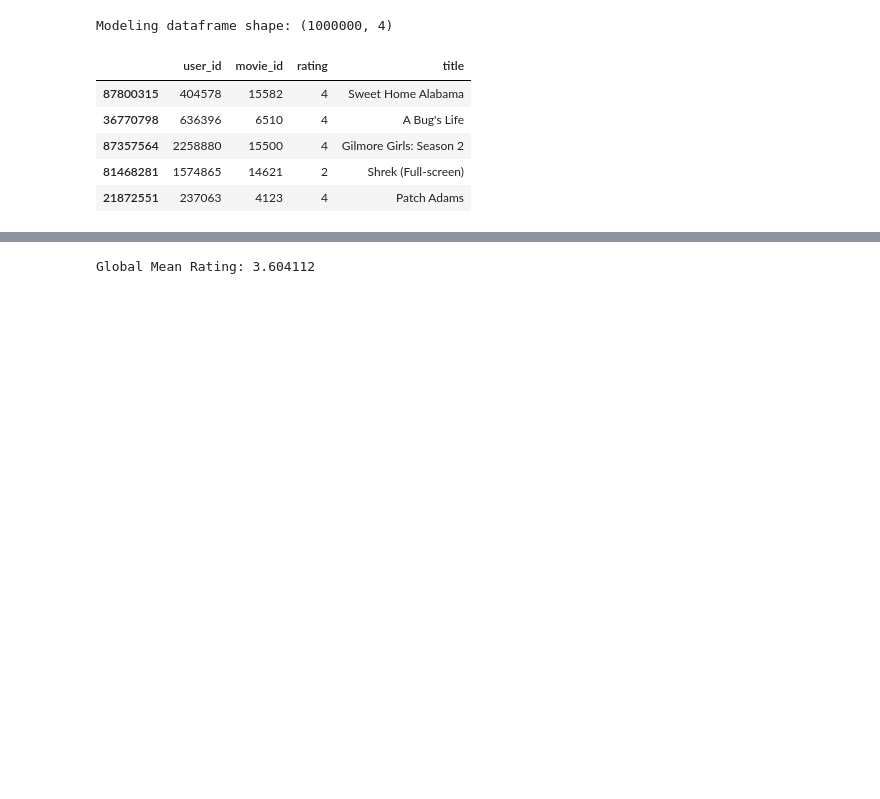
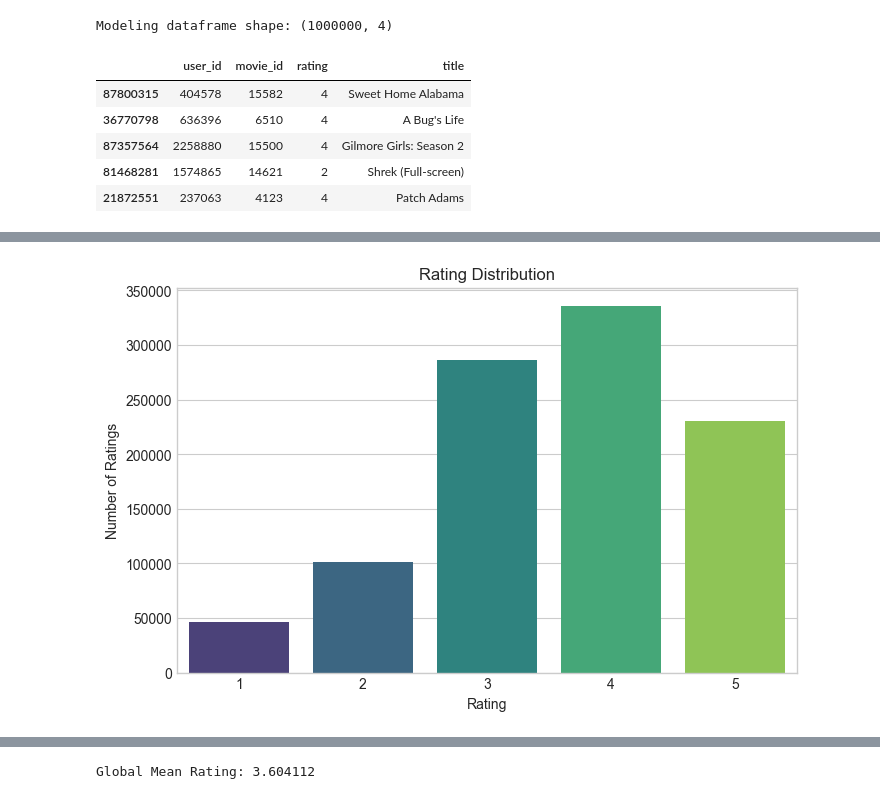
Before and after one commit to youssefhazem3-dot/Movie-recommendation-model, a Jupyter notebook: model_training.ipynb, the cells around one changed output, grey strips where cells are left out. Drawn from its saved outputs; the diff is of its cells as text; code cells hidden in the pictures; blank space fills up the shorter version.

```diff
--- a/model_training.ipynb
+++ b/model_training.ipynb
@@ -190,0 +237,17 @@ Modeling dataframe shape: (1000000, 4)
+# %%
+# Task 1.8 - Plot rating distribution
+# Shows how users rated movies from 1 to 5
+
+plt.figure(figsize=(8, 5))
+sns.countplot(
+    data=netflix_df,
+    x='rating',
+    order=sorted(netflix_df['rating'].dropna().unique()),
+    palette='viridis'
+)
+plt.title('Rating Distribution')
+plt.xlabel('Rating')
+plt.ylabel('Number of Ratings')
+plt.show()
+# %% [output]
+[figure, added]
```
Also changed, not shown: parts of 13 cells of this notebook.
